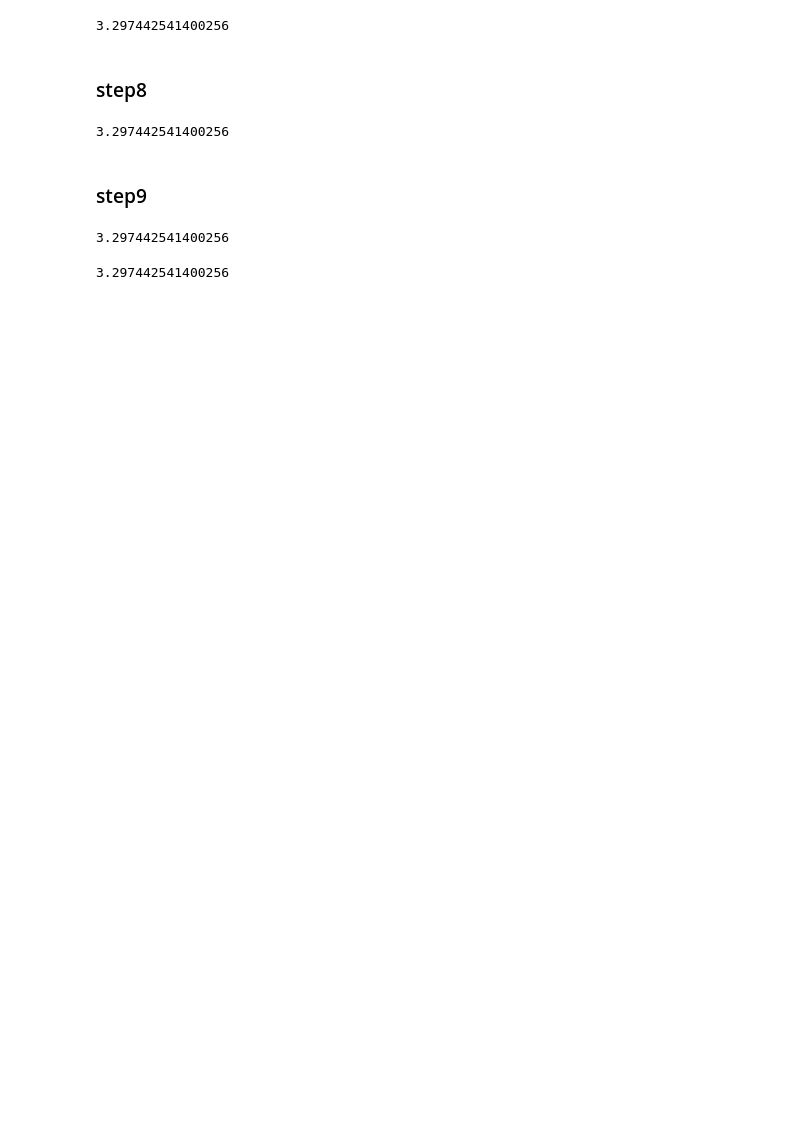
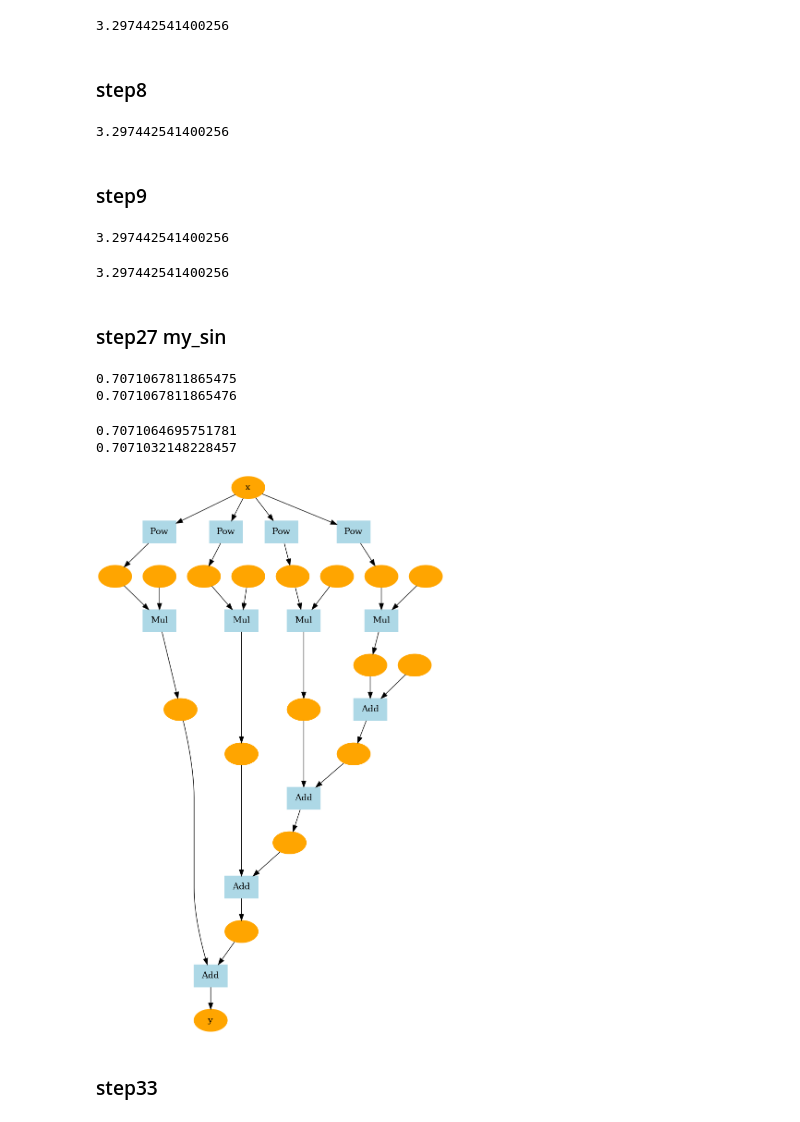
Before and after one commit to pedrogao/aizero, a Jupyter notebook: notebooks/function.ipynb, the cells around one changed output. Cells and saved outputs as stored; diff of their text form; code cells hidden in the pictures; blank space fills up the shorter version.

```diff
--- a/notebooks/function.ipynb
+++ b/notebooks/function.ipynb
@@ -318,3 +318,5 @@ y.backward()
 print(x.grad)
 # %% [output]
 3.297442541400256
+# %% [markdown]
+### step27 my_sin
@@ -320,0 +327,56 @@ print(x.grad)
+# %%
+import numpy as np
+import math
+from grad import Variable, Function
+from grad.utils import plot_dot_graph
+
+class Sin(Function):
+  def forward(self, x):
+    y = np.sin(x)
+    return y
+
+  def backward(self, gy):
+    x = self.inputs[0].data
+    gx = gy * np.cos(x)
+    return gx
+
+def sin(x):
+  return Sin()(x)
+
+x = Variable(np.array(np.pi/4))
+y = sin(x)
+y.backward()
+
+print(y.data)
+print(x.grad)
+# %% [output]
+0.7071067811865475
+0.7071067811865476
+# %%
+def my_sin(x, threshold=0.0001):
+  y = 0
+  for i in range(100000):
+    c = (-1) ** i / math.factorial(2 * i + 1)
+    t = c * x ** (2 * i + 1)
+    y = y + t
+    if abs(t.data) < threshold:
+      break
+  return y
+
+x = Variable(np.array(np.pi/4))
+y = my_sin(x)
+y.backward()
+
+print(y.data)
+print(x.grad)
+# %% [output]
+0.7071064695751781
+0.7071032148228457
+# %%
+x.name = 'x'
+y.name = 'y'
+plot_dot_graph(y, verbose=False, to_file='my_sin.png')
+# %% [output]
+[figure, added]
+# %% [markdown]
+### step33
```
Also changed, not shown: parts of 2 cells of this notebook, 6 other files.
